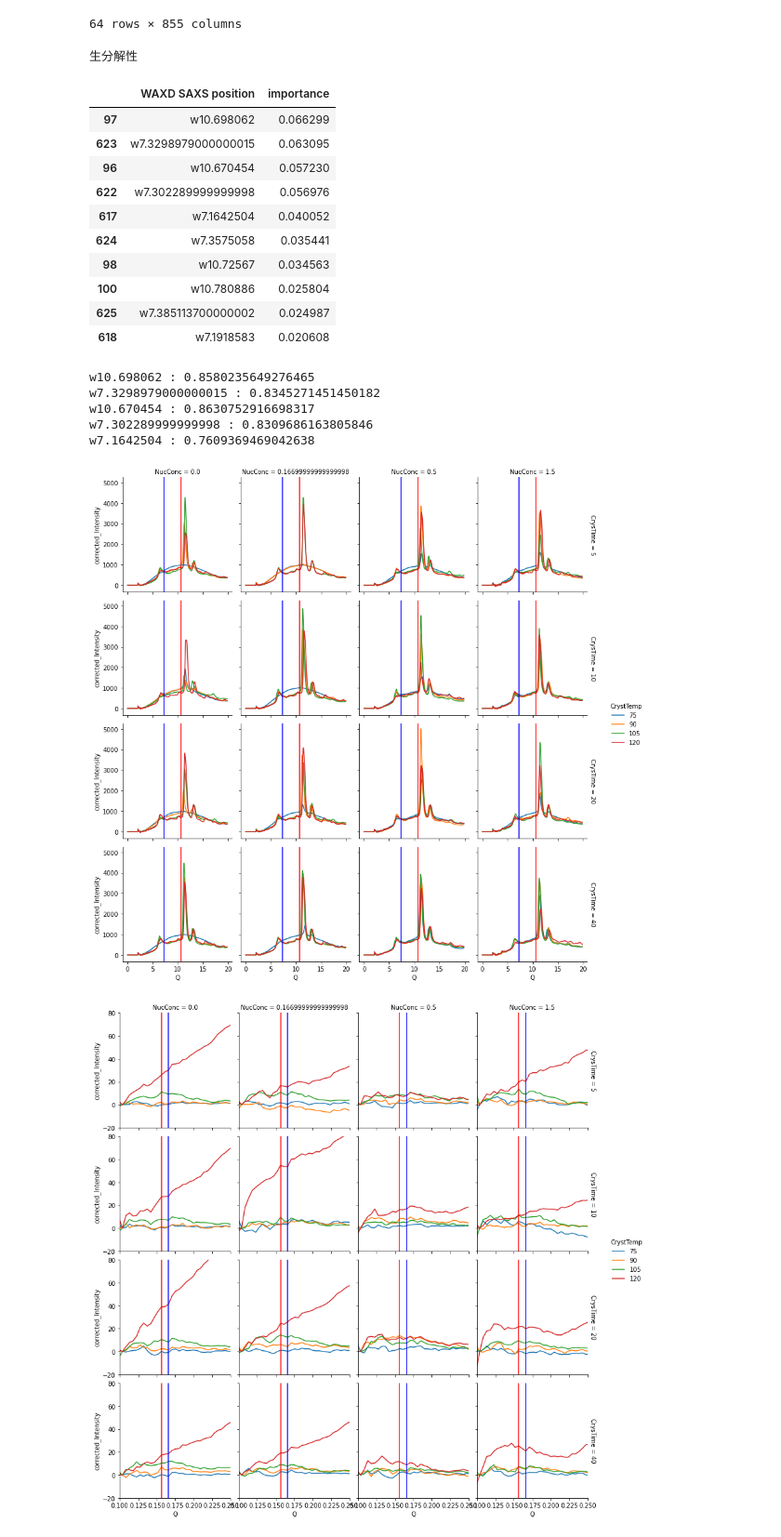
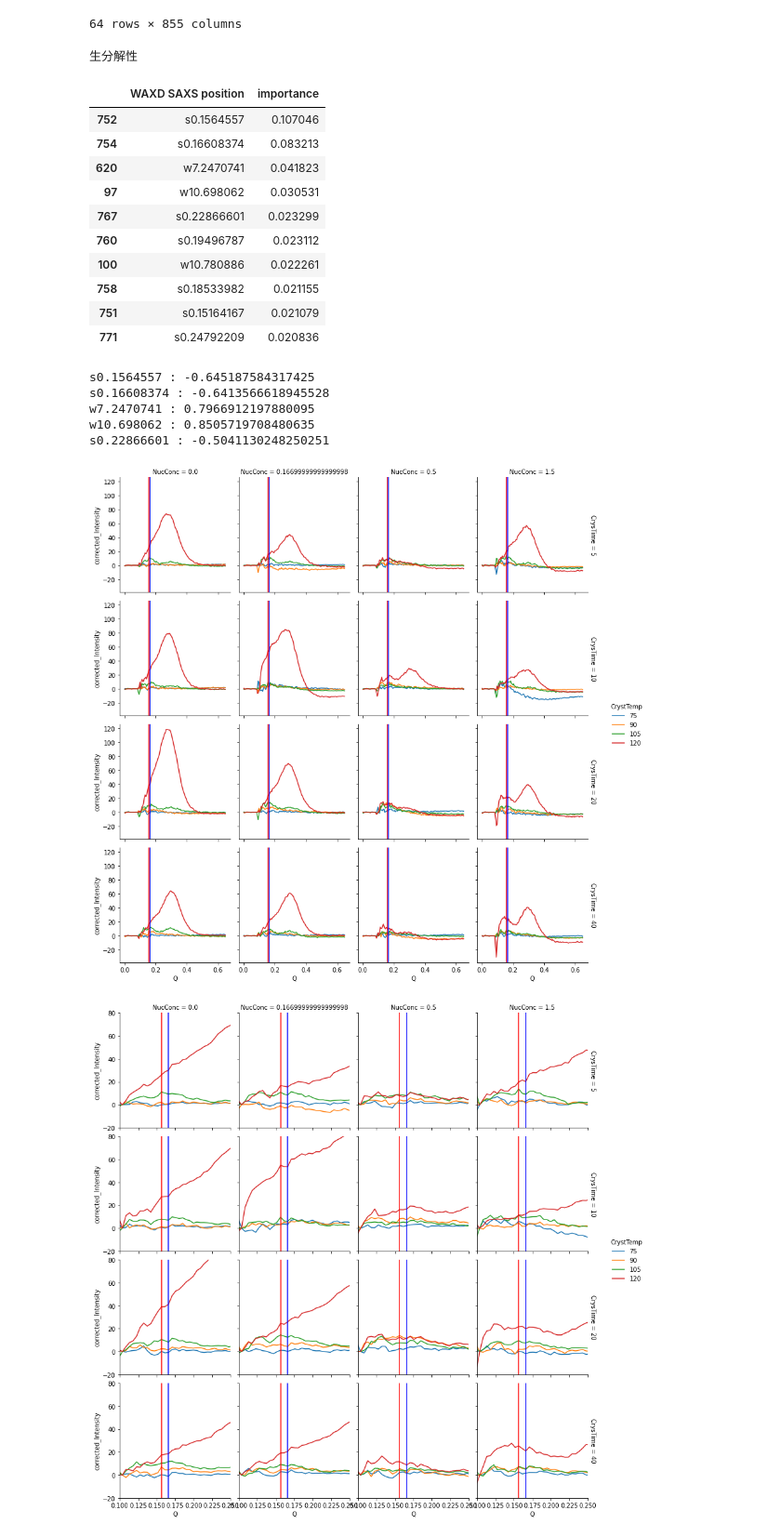
Before and after one commit to Kazuki526/CrystallinePolymer, a Jupyter notebook: waxdsaxs_RandamForest2.ipynb, the cells around one changed output. Shown: that part at 93% size. Saved outputs shown, nothing was run; the diff lists cells and outputs as text; code cells hidden in the pictures.

```diff
--- a/waxdsaxs_RandamForest2.ipynb
+++ b/waxdsaxs_RandamForest2.ipynb
@@ -12,12 +12,12 @@ pd.set_option("display.max_columns",50)
 
 import matplotlib.pyplot as plt
 import seaborn as sns
-PATH='~/crystallinePolymer/data'
+PATH='~/Dropbox/cooperative/crystallinePolymer/data'
 # %%
 sample_list = pd.read_csv(os.path.join(PATH, 'SampleInfo.csv'), index_col=0, dtype={'CrystTemp': int, 'CrysTime': int, 'Cooling': bool})
 sample_list['NucConc'] = sample_list['NucConc'].round(3)
 
-enzyme = pd.read_csv(os.path.join(PATH, 'enzyme','2.csv'), index_col=0)
+enzyme = pd.read_csv(os.path.join(PATH, 'enzyme','test1.csv'), index_col=0)
 #enzyme.T
 
 sscurve = pd.read_csv(os.path.join(PATH, 'tensiletest','2','55d','summary.csv'))
@@ -65,16 +65,16 @@ enz_importance.sort_values('importance',ascending=False).head(10)
 # %% [output]
 生分解性
 |  | WAXD SAXS position | importance |
-| 97 | w10.698062 | 0.066299 |
-| 623 | w7.3298979000000015 | 0.063095 |
-| 96 | w10.670454 | 0.057230 |
-| 622 | w7.302289999999998 | 0.056976 |
-| 617 | w7.1642504 | 0.040052 |
-| 624 | w7.3575058 | 0.035441 |
-| 98 | w10.72567 | 0.034563 |
-| 100 | w10.780886 | 0.025804 |
-| 625 | w7.385113700000002 | 0.024987 |
-| 618 | w7.1918583 | 0.020608 |
+| 752 | s0.1564557 | 0.107046 |
+| 754 | s0.16608374 | 0.083213 |
+| 620 | w7.2470741 | 0.041823 |
+| 97 | w10.698062 | 0.030531 |
+| 767 | s0.22866601 | 0.023299 |
+| 760 | s0.19496787 | 0.023112 |
+| 100 | w10.780886 | 0.022261 |
+| 758 | s0.18533982 | 0.021155 |
+| 751 | s0.15164167 | 0.021079 |
+| 771 | s0.24792209 | 0.020836 |
 # %%
 #importance top5の相関係数
 enz_top5=enz_importance.sort_values('importance',ascending=False).head(5)['WAXD SAXS position']
@@ -86,22 +86,22 @@ qe=[]
 for col in enz_top5:
     qe.append(float(col[1:]))
 # %% [output]
-w10.698062 : 0.8580235649276465
-w7.3298979000000015 : 0.8345271451450182
-w10.670454 : 0.8630752916698317
-w7.302289999999998 : 0.8309686163805846
-w7.1642504 : 0.7609369469042638
+s0.1564557 : -0.645187584317425
+s0.16608374 : -0.6413566618945528
+w7.2470741 : 0.7966912197880095
+w10.698062 : 0.8505719708480635
+s0.22866601 : -0.5041130248250251
 # %%
-grid = sns.FacetGrid(data=waxd,col='NucConc', row='CrysTime', hue ='CrystTemp',margin_titles=True)
+grid = sns.FacetGrid(data=saxs,col='NucConc', row='CrysTime', hue ='CrystTemp',margin_titles=True)
 grid.map(sns.lineplot, 'Q', 'corrected_Intensity').add_legend()
 
 for row in range(0,4) :
     for col in range(0,4) :
         grid.axes[row,col].axvline(x=qe[0],color="r")
         grid.axes[row,col].axvline(x=qe[1],color="b")
-plt.savefig("../fig/RandomForest/Enzyme_importance_saxs.pdf")
+#plt.savefig("../fig/RandomForest/Enzyme_importance_saxs.pdf")
 # %% [output]
-[figure, old version]
+[figure, new version]
 # %%
 grid = sns.FacetGrid(data=saxs,col='NucConc', row='CrysTime', hue ='CrystTemp',margin_titles=True)
 grid.map(sns.lineplot, 'Q', 'corrected_Intensity').add_legend()
```
Also changed, not shown: 3 other files.
